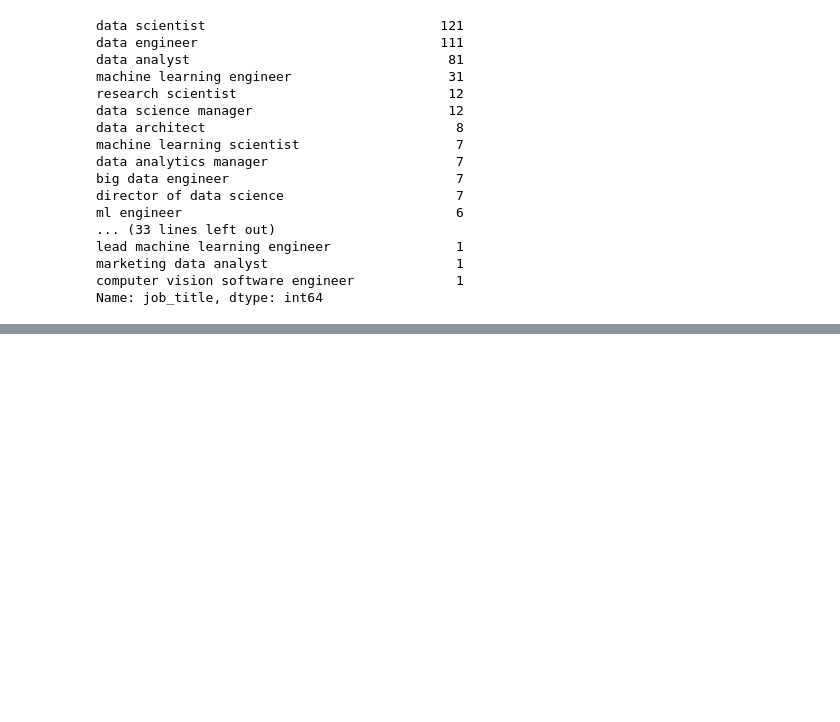
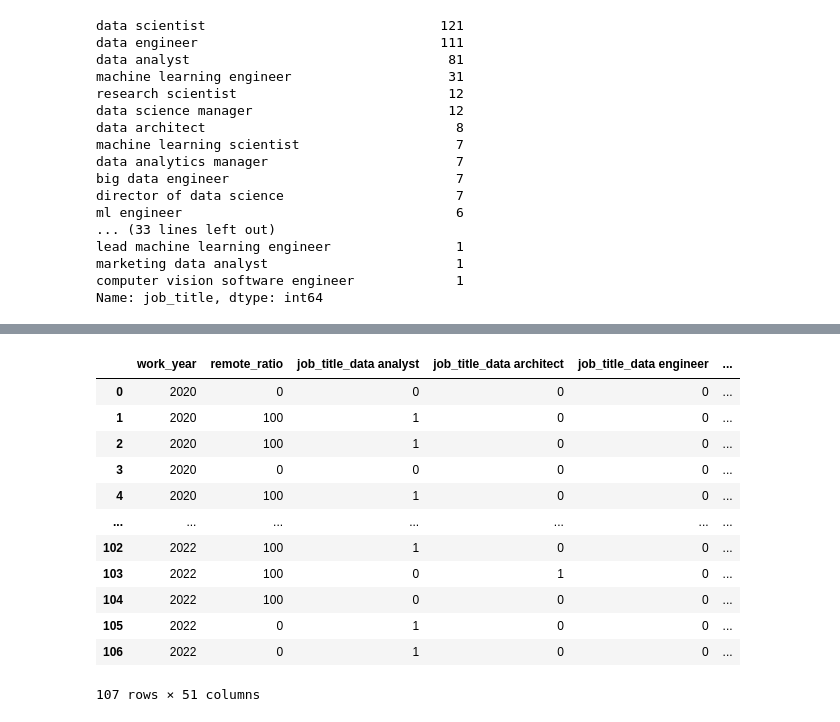
Before and after one commit to aminmadrileno/ML-Project-Salaries, a Jupyter notebook: worksheet.ipynb, the cells around one changed output, grey strips where cells are left out. Saved outputs shown, nothing was run; the diff lists cells and outputs as text; code cells hidden in the pictures; blank space fills up the shorter version.

```diff
--- a/worksheet.ipynb
+++ b/worksheet.ipynb
@@ -118,0 +239,5 @@ Name: job_title, dtype: int64
+# %%
+new2 = []
+for e in testeo.employee_residence.value_counts().index:
+    if e not in salaries.employee_residence.value_counts().index:
+        new2.append(e)
@@ -118,0 +269,2 @@ Name: job_title, dtype: int64
+# %%
+testeo.employee_residence = ['other' if x in new2 else x for x in testeo.employee_residence]
@@ -118,0 +290,19 @@ Name: job_title, dtype: int64
+# %%
+#now we will do the same for the testeo data because we need to have the same columns
+testeo = pd.get_dummies(testeo, columns=['job_title', 'company_size', 'company_location', 'employee_residence', 'employment_type', 'experience_level'], drop_first=True)
+# %%
+testeo
+# %% [output]
+|  | work_year | remote_ratio | job_title_data analyst | job_title_data architect | job_title_data engineer | ... |
+| 0 | 2020 | 0 | 0 | 0 | 0 | ... |
+| 1 | 2020 | 100 | 1 | 0 | 0 | ... |
+| 2 | 2020 | 100 | 1 | 0 | 0 | ... |
+| 3 | 2020 | 0 | 0 | 0 | 0 | ... |
+| 4 | 2020 | 100 | 1 | 0 | 0 | ... |
+| ... | ... | ... | ... | ... | ... | ... |
+| 102 | 2022 | 100 | 1 | 0 | 0 | ... |
+| 103 | 2022 | 100 | 0 | 1 | 0 | ... |
+| 104 | 2022 | 100 | 0 | 0 | 0 | ... |
+| 105 | 2022 | 0 | 1 | 0 | 0 | ... |
+| 106 | 2022 | 0 | 1 | 0 | 0 | ... |
+107 rows × 51 columns
```
Also changed, not shown: parts of 30 cells of this notebook.
